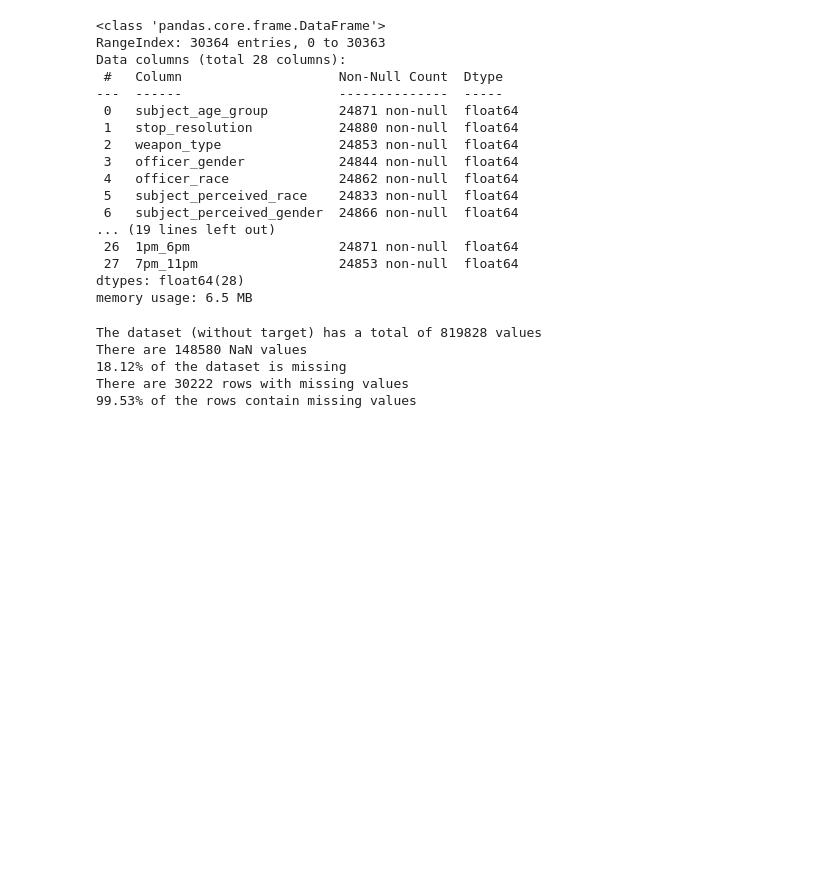
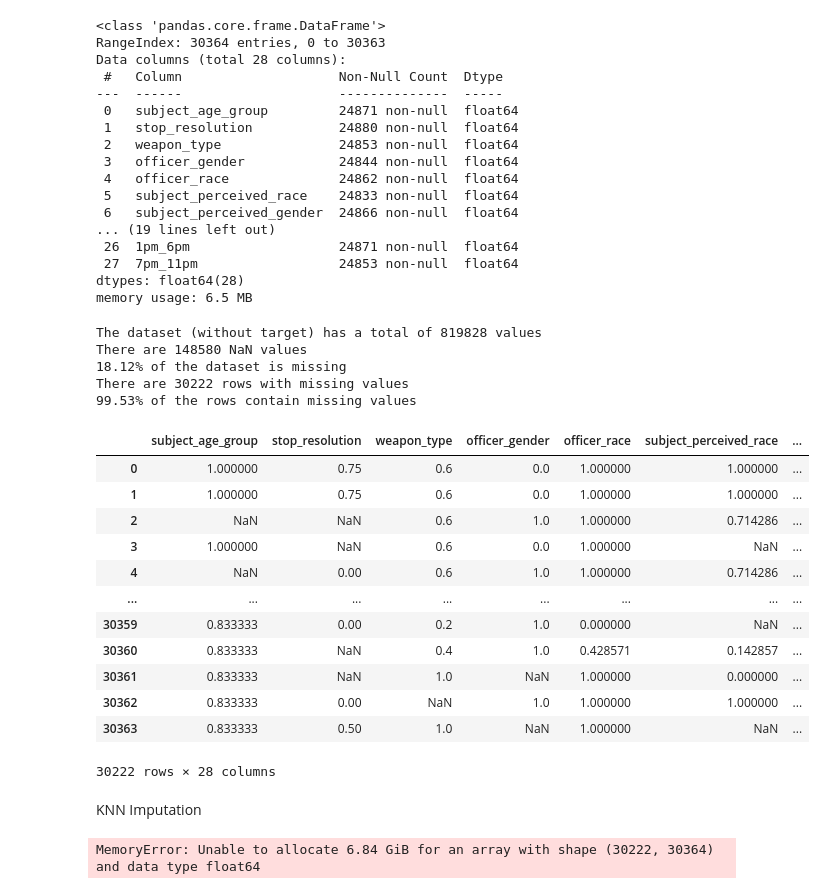
Before and after one commit to bmauss/KNN_Imputation_Evaluation, a Jupyter notebook: Terry Stops Data.ipynb, the cells around one changed output. Saved outputs shown, nothing was run; the diff lists cells and outputs as text; code cells hidden in the pictures; blank space fills up the shorter version.

Commit message:
began imputation, not enough memory, need to use google collab

```diff
--- a/Terry Stops Data.ipynb
+++ b/Terry Stops Data.ipynb
@@ -160,3 +160,38 @@ There are 148580 NaN values
 18.12% of the dataset is missing
 There are 30222 rows with missing values
 99.53% of the rows contain missing values
+# %%
+# Creating list of indices
+null_idx = list(nan_cols.index)
+
+# Creating Answer Key
+answer_key = scaled_stops.iloc[null_idx]
+answer_key.head()
+# %% [output]
+|  | subject_age_group | stop_resolution | weapon_type | officer_gender | officer_race | subject_perceived_race | ... |
+| 0 | 1.000000 | 0.75 | 0.6 | 0.0 | 1.000000 | 1.000000 | ... |
+| 1 | 1.000000 | 0.75 | 0.6 | 0.0 | 1.000000 | 1.000000 | ... |
+| 2 | NaN | NaN | 0.6 | 1.0 | 1.000000 | 0.714286 | ... |
+| 3 | 1.000000 | NaN | 0.6 | 0.0 | 1.000000 | NaN | ... |
+| 4 | NaN | 0.00 | 0.6 | 1.0 | 1.000000 | 0.714286 | ... |
+| ... | ... | ... | ... | ... | ... | ... | ... |
+| 30359 | 0.833333 | 0.00 | 0.2 | 1.0 | 0.000000 | NaN | ... |
+| 30360 | 0.833333 | NaN | 0.4 | 1.0 | 0.428571 | 0.142857 | ... |
+| 30361 | 0.833333 | NaN | 1.0 | NaN | 1.000000 | 0.000000 | ... |
+| 30362 | 0.833333 | 0.00 | NaN | 1.0 | 1.000000 | 1.000000 | ... |
+| 30363 | 0.833333 | 0.50 | 1.0 | NaN | 1.000000 | NaN | ... |
+30222 rows × 28 columns
+# %% [markdown]
+KNN Imputation
+# %%
+from sklearn.impute import KNNImputer
+
+impute = KNNImputer(n_neighbors = 5)
+
+# Applying to dataframe
+knn_stops = pd.DataFrame(impute.fit_transform(scaled_stops),
+                           columns=scaled_stops.columns)
+
+knn_stops
+# %% [output]
+MemoryError: Unable to allocate 6.84 GiB for an array with shape (30222, 30364) and data type float64
```
Also changed, not shown: parts of 1 cell of this notebook.
